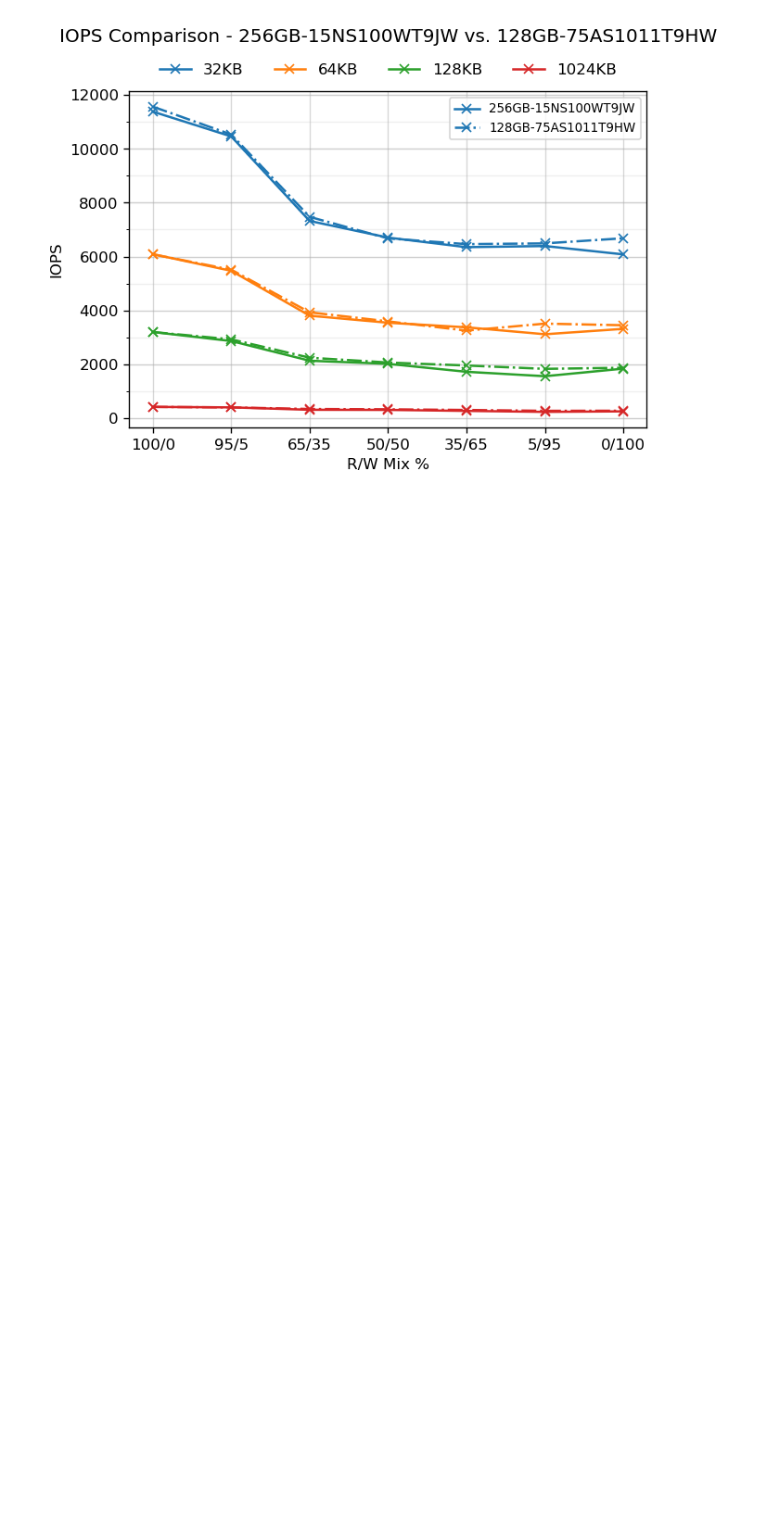
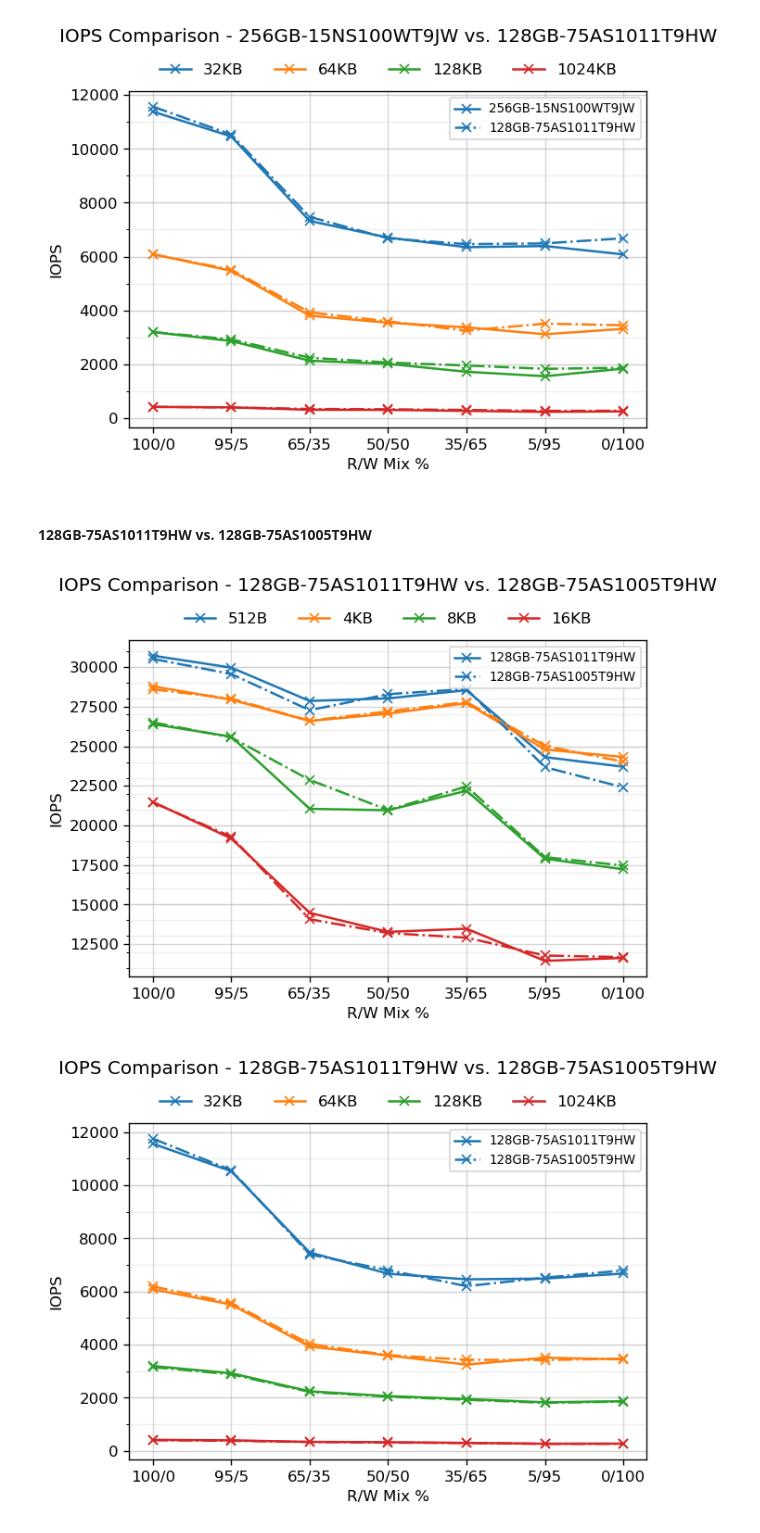
Before and after one commit to ljishen/SSSPT, a Jupyter notebook: analysis/notebooks/iops_comparison.ipynb, the cells around one changed output. Cells and saved outputs as stored; diff of their text form; code cells hidden in the pictures; blank space fills up the shorter version.

```diff
--- a/analysis/notebooks/iops_comparison.ipynb
+++ b/analysis/notebooks/iops_comparison.ipynb
@@ -61,12 +78,11 @@ _MARKER = 'marker'
 
 def plot_iops_comp(profiles):
     block_sizes_chunk_length = 4
-    all_block_sizes = [str(bs) for bs in __reverse_block_sizes()]
 
     for chunk_start in np.arange(0,
-                                 len(all_block_sizes),
+                                 len(BLOCK_SIZES),
                                  block_sizes_chunk_length):
-        chunk_end = min(chunk_start + block_sizes_chunk_length, len(all_block_sizes))
+        chunk_end = min(chunk_start + block_sizes_chunk_length, len(BLOCK_SIZES))
         _, ax = __create_subplots()
 
         platforms = []
@@ -135,3 +154,15 @@ plot_iops_comp({
 # %% [output]
 [figure]
 [figure]
+# %% [markdown]
+#### 128GB-75AS1011T9HW vs. 128GB-75AS1005T9HW
+# %%
+plot_iops_comp({
+    '128GB-75AS1011T9HW': {_DIR: 'rockpro64/iops/2',
+                           _MARKER: '-x'},
+    '128GB-75AS1005T9HW': {_DIR: 'rockpro64/iops/3',
+                           _MARKER: '-.x'}
+})
+# %% [output]
+[figure, added]
+[figure, added]
```
Also changed, not shown: parts of 4 cells of this notebook.
